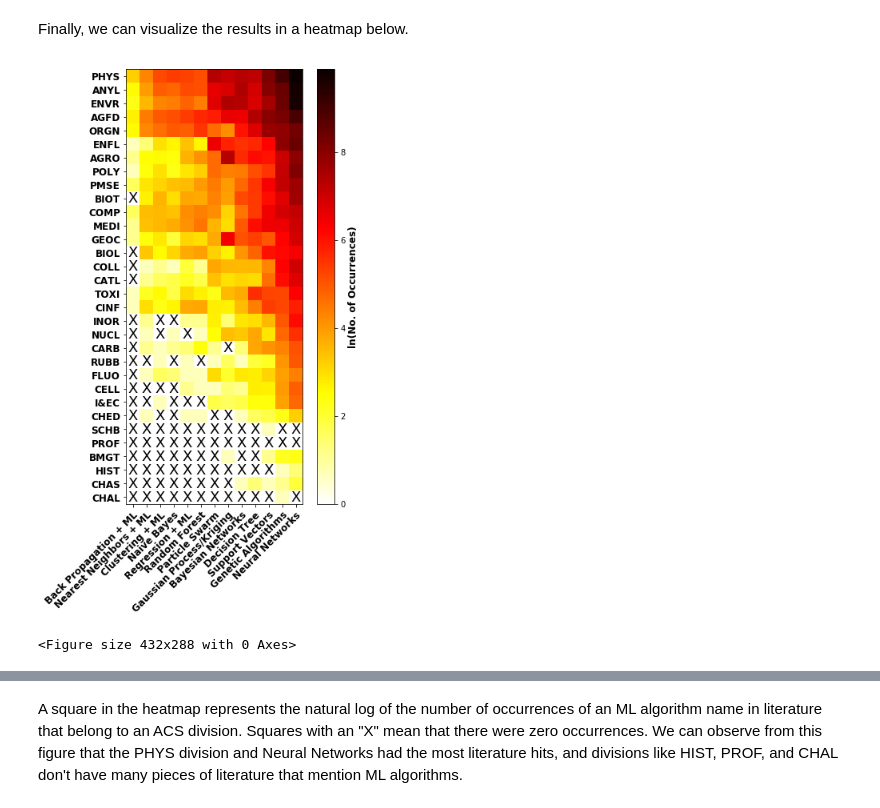
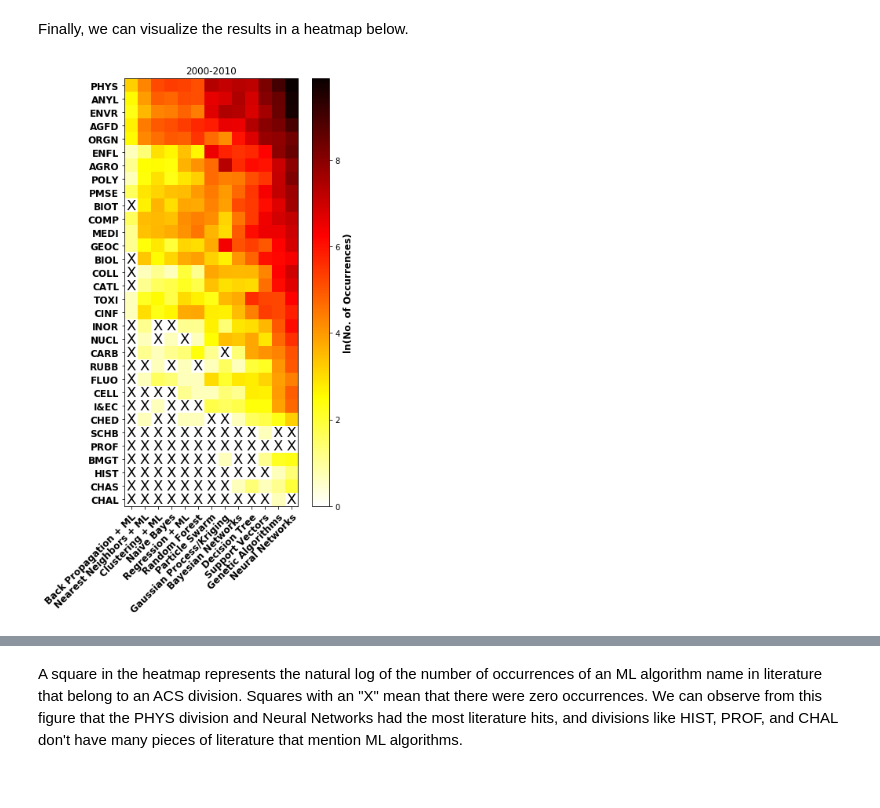
Before and after one commit to keithgroup/scopus_searching_ML_in_chem_literature, a Jupyter notebook: scopus_searches_ML_in_chem.ipynb, the cells around one changed output, grey strips where cells are left out. Drawn from its saved outputs; the diff is of its cells as text; code cells hidden in the pictures.

Commit message:
updated notebooks to produce figures of yearly results for top divisions

```diff
--- a/scopus_searches_ML_in_chem.ipynb
+++ b/scopus_searches_ML_in_chem.ipynb
@@ -445,36 +446,36 @@ from mpl_toolkits.axes_grid1 import make_axes_locatable
 
 fig, ax = plt.subplots(figsize=[20,10])
 im = ax.imshow(data00, cmap='hot_r')
 #im = ax.pcolor(data, cmap='hot_r', edgecolors='k', linewidths=0.5)
 
 ax.set_xticks(np.arange(len(ml_terms_formatted00)))
 ax.set_yticks(np.arange(len(divisions00)))
 
 ax.set_xticklabels(ml_terms_formatted00, fontweight = 'bold', fontsize = 12)
 ax.set_yticklabels(divisions00, fontweight = 'bold', fontsize = 12)
 
 plt.setp(ax.get_xticklabels(), rotation=45, ha="right",
          rotation_mode="anchor")
 
 divider = make_axes_locatable(ax)
 cax = divider.append_axes("right", size="10%", pad=0.25)
 
 cb = plt.colorbar(im, cax=cax)
 cb.set_label(label='ln(No. of Occurrences)',weight='bold',size=12)
 
 for i in range(len(divisions00)):
     for j in range(len(ml_terms_formatted00)):
         if data00[i, j] == 0:
             text = ax.text(j, i, 'X',ha="center", va="center", color="k", size=18)
 
 #table = plt.table(cellText=text_data,loc='upper center',colWidths=[5]*5,rowLabels=divisions)
 
-plt.show()
+ax.set_title('2000-2010')
+#plt.show()
 plt.tight_layout()
 plt.savefig('heatmap-2000-2010.png',format='png',dpi=600)
 # %% [output]
-[figure, old version]
+[figure, new version]
-<Figure size 432x288 with 0 Axes>
 # %%
 from matplotlib import pyplot as plt
 from mpl_toolkits.axes_grid1 import make_axes_locatable
```
Also changed, not shown: parts of 9 cells of this notebook, 4 other files.
